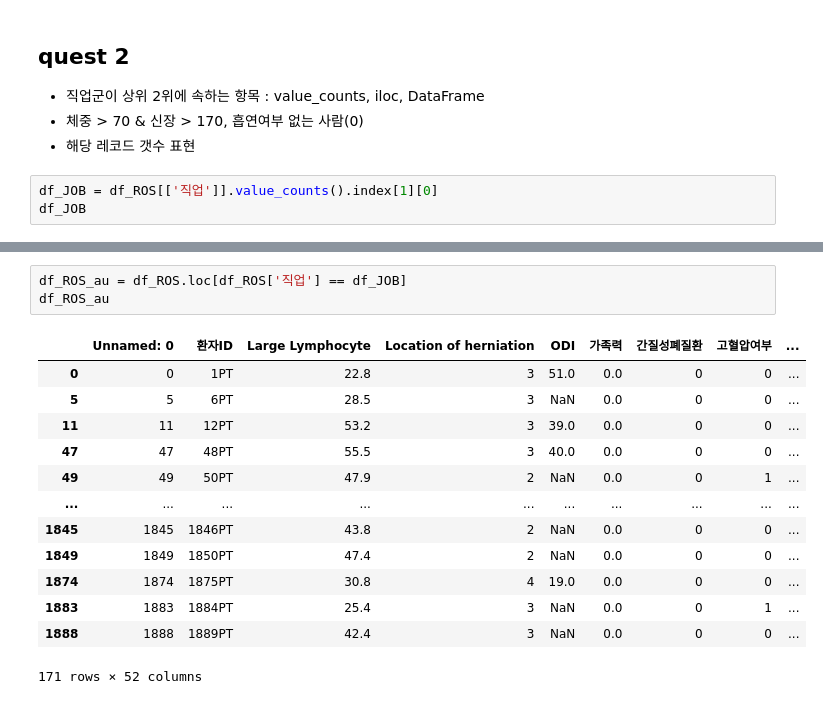
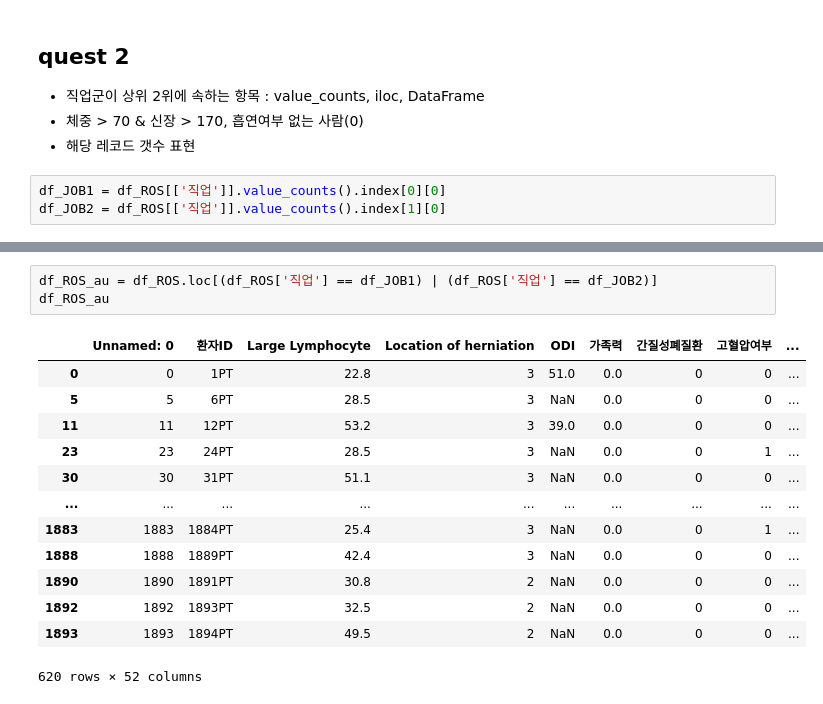
Before and after one commit to lee000403/study_data_analytics, a Jupyter notebook: codes/DDA/RecurrenceOfSurgery_DDA.ipynb, the cells around one changed output, grey strips where cells are left out. Drawn from its saved outputs; the diff is of its cells as text.

```diff
--- a/codes/DDA/RecurrenceOfSurgery_DDA.ipynb
+++ b/codes/DDA/RecurrenceOfSurgery_DDA.ipynb
@@ -209,5 +209,5 @@ df_ROS
 - 체중 > 70 & 신장 > 170, 흡연여부 없는 사람(0)
 - 해당 레코드 갯수 표현
 # %%
-df_JOB = df_ROS[['직업']].value_counts().index[1][0]
-df_JOB
+df_JOB1 = df_ROS[['직업']].value_counts().index[0][0]
+df_JOB2 = df_ROS[['직업']].value_counts().index[1][0]
@@ -216,20 +222,20 @@ df_JOB
 # %%
-df_ROS_au = df_ROS.loc[df_ROS['직업'] == df_JOB]
+df_ROS_au = df_ROS.loc[(df_ROS['직업'] == df_JOB1) | (df_ROS['직업'] == df_JOB2)]
 df_ROS_au
 # %% [output]
 |  | Unnamed: 0 | 환자ID | Large Lymphocyte | Location of herniation | ODI | 가족력 | 간질성폐질환 | 고혈압여부 | ... |
 | 0 | 0 | 1PT | 22.8 | 3 | 51.0 | 0.0 | 0 | 0 | ... |
 | 5 | 5 | 6PT | 28.5 | 3 | NaN | 0.0 | 0 | 0 | ... |
 | 11 | 11 | 12PT | 53.2 | 3 | 39.0 | 0.0 | 0 | 0 | ... |
-| 47 | 47 | 48PT | 55.5 | 3 | 40.0 | 0.0 | 0 | 0 | ... |
-| 49 | 49 | 50PT | 47.9 | 2 | NaN | 0.0 | 0 | 1 | ... |
+| 23 | 23 | 24PT | 28.5 | 3 | NaN | 0.0 | 0 | 1 | ... |
+| 30 | 30 | 31PT | 51.1 | 3 | NaN | 0.0 | 0 | 0 | ... |
 | ... | ... | ... | ... | ... | ... | ... | ... | ... | ... |
-| 1845 | 1845 | 1846PT | 43.8 | 2 | NaN | 0.0 | 0 | 0 | ... |
-| 1849 | 1849 | 1850PT | 47.4 | 2 | NaN | 0.0 | 0 | 0 | ... |
-| 1874 | 1874 | 1875PT | 30.8 | 4 | 19.0 | 0.0 | 0 | 0 | ... |
 | 1883 | 1883 | 1884PT | 25.4 | 3 | NaN | 0.0 | 0 | 1 | ... |
 | 1888 | 1888 | 1889PT | 42.4 | 3 | NaN | 0.0 | 0 | 0 | ... |
+| 1890 | 1890 | 1891PT | 30.8 | 2 | NaN | 0.0 | 0 | 0 | ... |
+| 1892 | 1892 | 1893PT | 32.5 | 2 | NaN | 0.0 | 0 | 0 | ... |
+| 1893 | 1893 | 1894PT | 49.5 | 2 | NaN | 0.0 | 0 | 0 | ... |
-171 rows × 52 columns
+620 rows × 52 columns
 # %%
 # condition = (df_ROS_au['체중'] > 70) & (df_ROS_au['신장'] > 180) & (df_ROS_au['흡연여부'] == 0)
 df_ROS_end = df_ROS_au.loc[(df_ROS_au['체중'] > 70) & (df_ROS_au['신장'] > 170) & (df_ROS_au['흡연여부'] == 0)]
```
Also changed, not shown: parts of 4 cells of this notebook.
